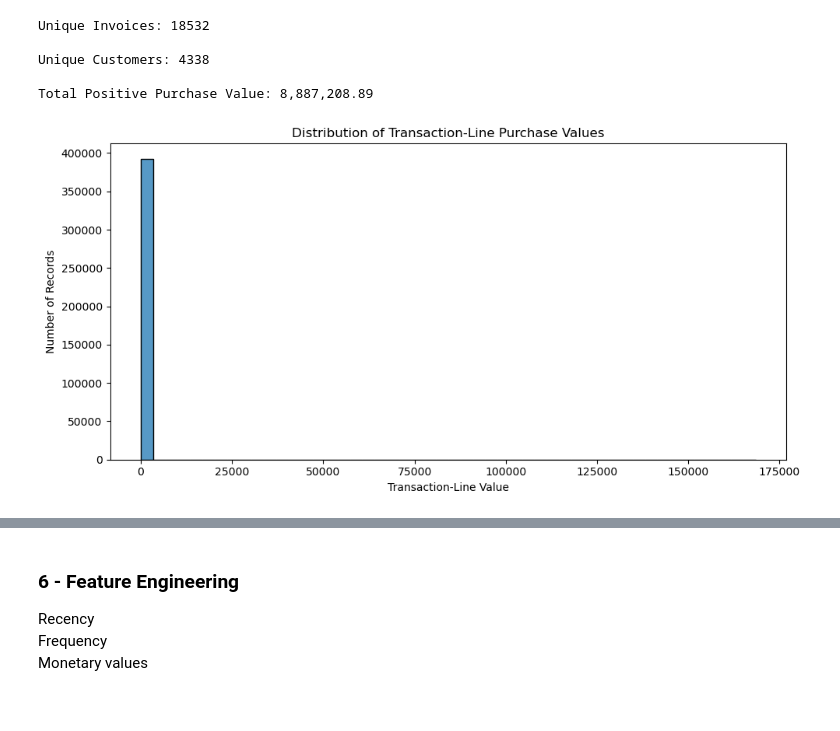
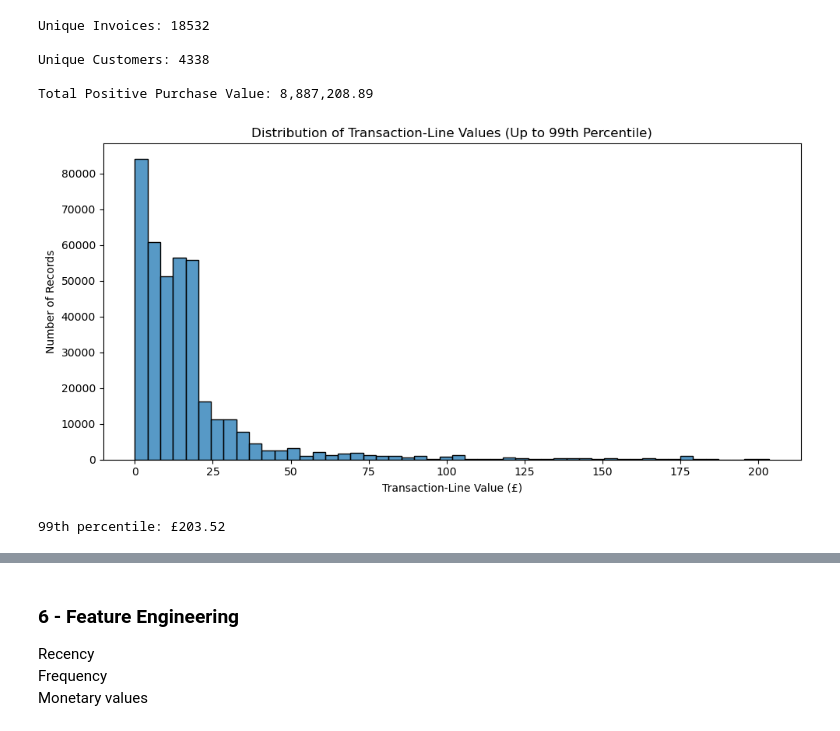
Before and after one commit to ferrillt/Customer-Segmentation-Clustering, a Jupyter notebook: notebooks/Customer_Segmentation_Clustering.ipynb, the cells around one changed output, grey strips where cells are left out. Cells and saved outputs as stored; diff of their text form; code cells hidden in the pictures.

```diff
--- a/notebooks/Customer_Segmentation_Clustering.ipynb
+++ b/notebooks/Customer_Segmentation_Clustering.ipynb
@@ -424,17 +424,28 @@ Unique Customers: 4338
 Total Positive Purchase Value: 8,887,208.89
 # %%
 # Visualize transaction-line purchase values
+# Distribution of typical transaction-line values
+# Limit the display to the 99th percentile
+
+upper_limit = df_clean["LineTotal"].quantile(0.99)
+
 plt.figure(figsize=(10, 5))
 
 sns.histplot(
-    df_clean["LineTotal"],
+    df_clean.loc[
+        df_clean["LineTotal"] <= upper_limit,
+        "LineTotal"
+    ],
     bins=50
 )
 
-plt.title("Distribution of Transaction-Line Purchase Values")
-plt.xlabel("Transaction-Line Value")
+plt.title("Distribution of Transaction-Line Values (Up to 99th Percentile)")
+plt.xlabel("Transaction-Line Value (£)")
 plt.ylabel("Number of Records")
 plt.tight_layout()
 plt.show()
+
+print(f"99th percentile: £{upper_limit:,.2f}")
 # %% [output]
-[figure, old version]
+[figure, new version]
+99th percentile: £203.52
```
Also changed, not shown: parts of 3 cells of this notebook.
